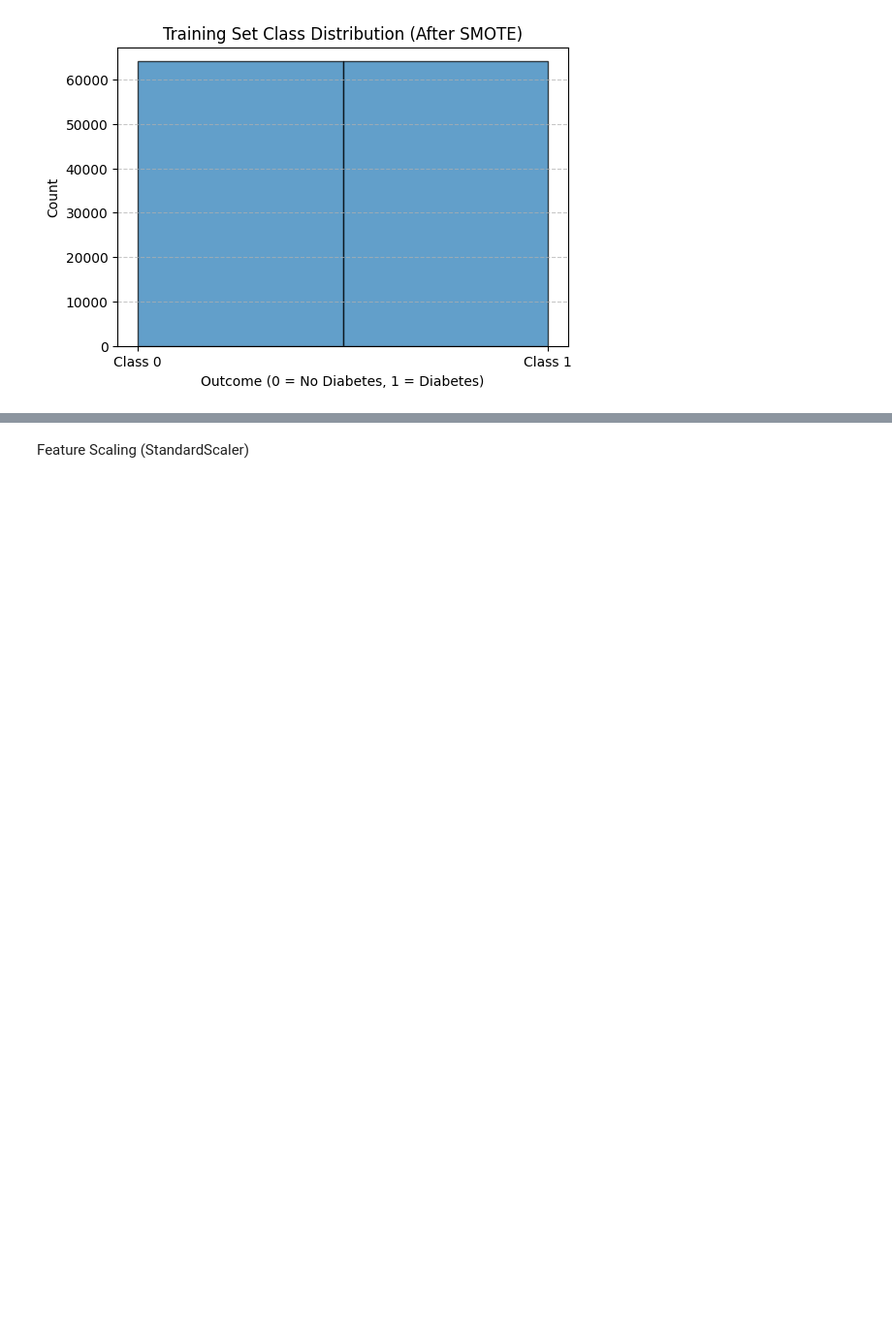
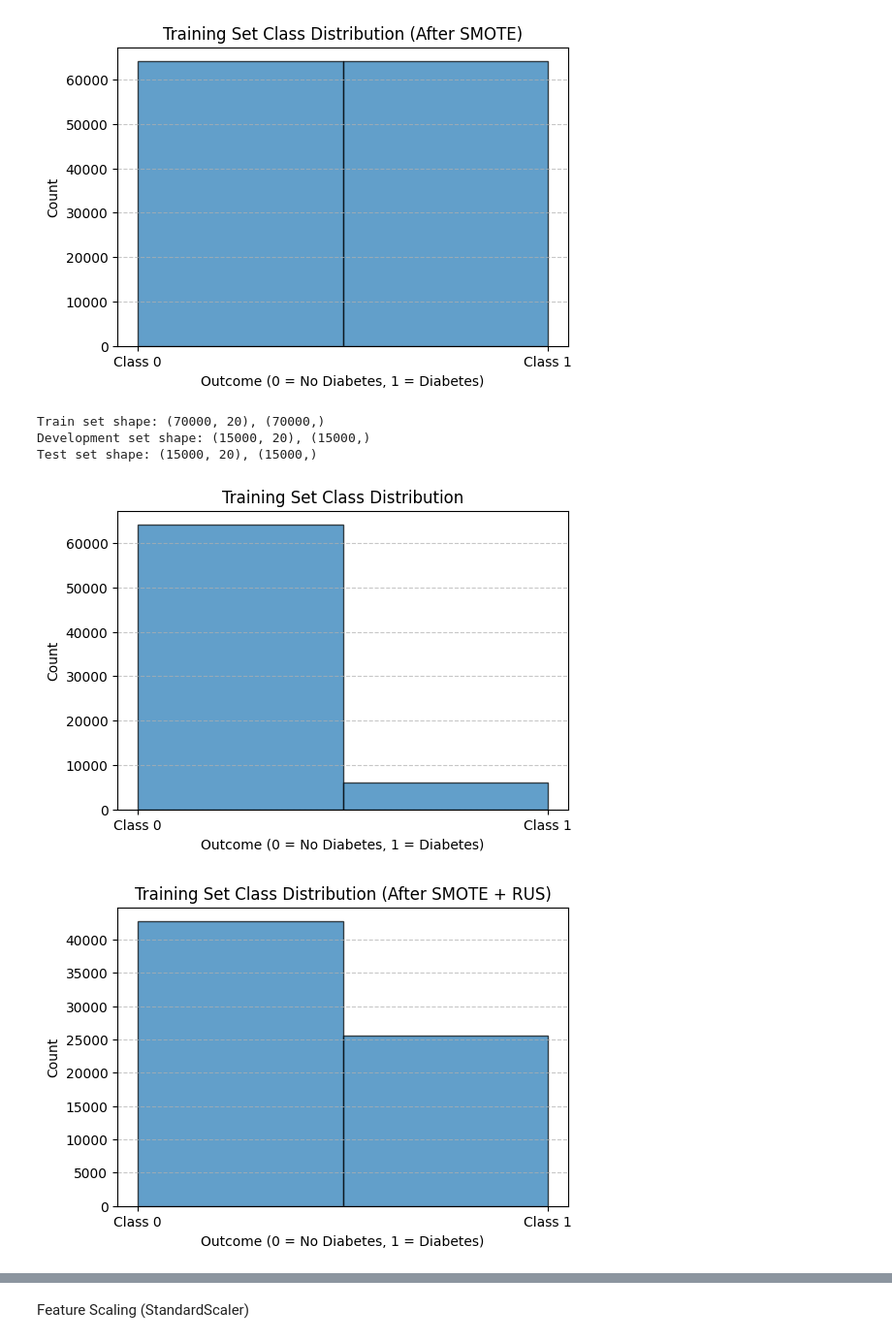
Before and after one commit to tehhanyi/INF2008-Machine-Learning-Project, a Jupyter notebook: Diabetes_Prediction_Edited.ipynb, the cells around one changed output, grey strips where cells are left out. Shown: that part at 97% size. Cells and saved outputs as stored; diff of their text form; code cells hidden in the pictures; blank space fills up the shorter version.

Commit message:
smote and rus

```diff
--- a/Diabetes_Prediction_Edited.ipynb
+++ b/Diabetes_Prediction_Edited.ipynb
@@ -462,3 +459,54 @@ Development set shape: (15000, 20), (15000,)
 Test set shape: (15000, 20), (15000,)
 [figure]
 [figure]
+# %%
+from imblearn.over_sampling import SMOTE
+from imblearn.under_sampling import RandomUnderSampler
+
+# print(df.columns)
+
+# Separate features and target variable
+X = df.drop(columns=["Outcome"])
+y = df["Outcome"]
+
+# First, split into training (70%) and remaining (30%)
+X_train, X_rem, y_train, y_rem = train_test_split(X, y, test_size=0.3, random_state=42, stratify=y)
+
+# Then, split the remaining into development (15%) and test (15%)
+X_dev, X_test, y_dev, y_test = train_test_split(X_rem, y_rem, test_size=0.5, random_state=42, stratify=y_rem)
+
+# Print dataset shapes
+print(f"Train set shape: {X_train.shape}, {y_train.shape}")
+print(f"Development set shape: {X_dev.shape}, {y_dev.shape}")
+print(f"Test set shape: {X_test.shape}, {y_test.shape}")
+
+# Plot Class Distribution Before SMOTE
+def plot_class_distribution(y_data, title):
+    plt.figure(figsize=(6,4))
+    plt.hist(y_data, bins=2, edgecolor='black', alpha=0.7)
+    plt.xticks([0,1], labels=['Class 0', 'Class 1'])
+    plt.xlabel("Outcome (0 = No Diabetes, 1 = Diabetes)")
+    plt.ylabel("Count")
+    plt.title(title)
+    plt.grid(axis='y', linestyle='--', alpha=0.7)
+    plt.show()
+
+# Plot BEFORE applying SMOTE
+plot_class_distribution(y_train, "Training Set Class Distribution")
+
+# Apply SMOTE + RUS Hybrid
+smote = SMOTE(sampling_strategy=0.4, random_state=42)  # SMOTE first (40% minority cases)
+rus = RandomUnderSampler(sampling_strategy=0.6, random_state=42)  # Then RUS (60% majority cases)
+
+# Apply SMOTE first, then RUS
+X_train_smote, y_train_smote = smote.fit_resample(X_train, y_train)
+X_train_balanced, y_train_balanced = rus.fit_resample(X_train_smote, y_train_smote)
+
+# Plot AFTER applying SMOTE + RUS
+plot_class_distribution(y_train_balanced, "Training Set Class Distribution (After SMOTE + RUS)")
+# %% [output]
+Train set shape: (70000, 20), (70000,)
+Development set shape: (15000, 20), (15000,)
+Test set shape: (15000, 20), (15000,)
+[figure, added]
+[figure, added]
```
Also changed, not shown: parts of 10 cells of this notebook.
